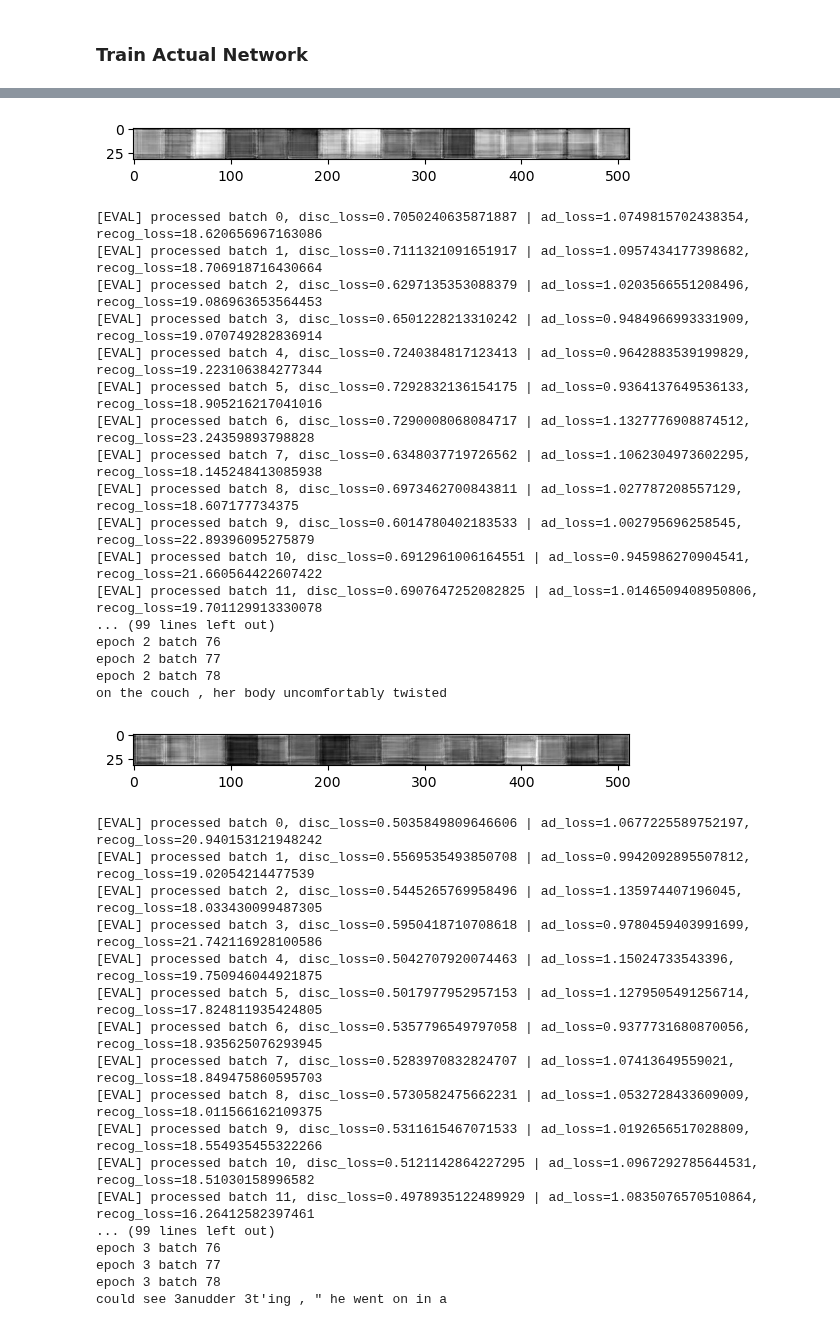
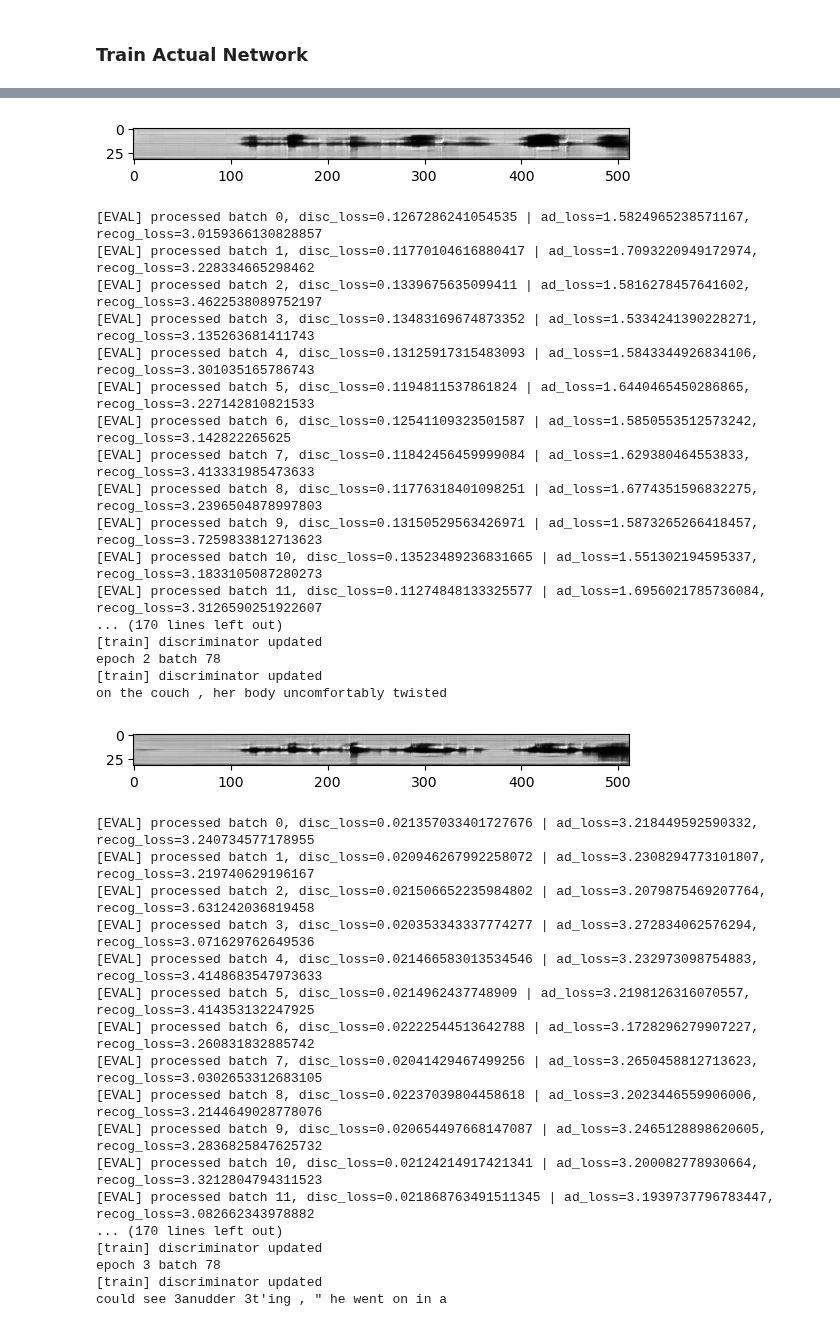
Before and after one commit to nabethg/ScribeSmith, a Jupyter notebook: main_model.ipynb, the cells around one changed output, grey strips where cells are left out. Saved outputs shown, nothing was run; the diff lists cells and outputs as text; code cells hidden in the pictures.

Commit message:
Training final model with 2x magnitude LR
Would have been our final, cut it short to test out overfitting

```diff
--- a/main_model.ipynb
+++ b/main_model.ipynb
@@ -1407,11 +1410,11 @@ recognizer = load_model(recognizer, recog_path)
 # generator = load_model(generator, "main_model/model_snapshots/2023-07-13_18-06-43_bs4_lr0.0002_betas(0, 0.999)_generator_epoch9.pt")
 # generator, encoder, discriminator = load_models_of_same_batch(generator, encoder, discriminator, filename_prefix="main_model/model_snapshots/2023-07-13_18-06-43_bs4_lr0.0002_betas(0, 0.999)", epoch_number=9)
 
-train_gan(encoder_lr=2e-4, generator_lr=2e-4, discriminator_lr=2e-4,
+train_gan(encoder_lr=2e-4, generator_lr=2e-4, discriminator_lr=2e-5,
           num_epochs=10000, batch_size=32,
           encoder=encoder, generator=generator ,discriminator=discriminator,
           train_line_dataset=line_dataset_train, val_line_dataset=line_dataset_val,
-          recognizer=recognizer, num_generator_updates_per_discriminator_update=15, recognizer_downscale_factor=1)
+          recognizer=recognizer, num_generator_updates_per_discriminator_update=1, recognizer_downscale_factor=1)
 # %% [output]
 cuda
 FID on train and validation set (all images)
@@ -1450,37 +1453,37 @@ epoch 1 batch 78
 theories of " mind " ? Are there any ultimate units
-[figure, old version]
+[figure, new version]
-[EVAL] processed batch 0, disc_loss=0.7050240635871887 | ad_loss=1.0749815702438354, recog_loss=18.620656967163086
-[EVAL] processed batch 1, disc_loss=0.7111321091651917 | ad_loss=1.0957434177398682, recog_loss=18.706918716430664
-[EVAL] processed batch 2, disc_loss=0.6297135353088379 | ad_loss=1.0203566551208496, recog_loss=19.086963653564453
-[EVAL] processed batch 3, disc_loss=0.6501228213310242 | ad_loss=0.9484966993331909, recog_loss=19.070749282836914
-[EVAL] processed batch 4, disc_loss=0.7240384817123413 | ad_loss=0.9642883539199829, recog_loss=19.223106384277344
-[EVAL] processed batch 5, disc_loss=0.7292832136154175 | ad_loss=0.9364137649536133, recog_loss=18.905216217041016
-[EVAL] processed batch 6, disc_loss=0.7290008068084717 | ad_loss=1.1327776908874512, recog_loss=23.24359893798828
-[EVAL] processed batch 7, disc_loss=0.6348037719726562 | ad_loss=1.1062304973602295, recog_loss=18.145248413085938
-[EVAL] processed batch 8, disc_loss=0.6973462700843811 | ad_loss=1.027787208557129, recog_loss=18.607177734375
-[EVAL] processed batch 9, disc_loss=0.6014780402183533 | ad_loss=1.002795696258545, recog_loss=22.89396095275879
-[EVAL] processed batch 10, disc_loss=0.6912961006164551 | ad_loss=0.945986270904541, recog_loss=21.660564422607422
-[EVAL] processed batch 11, disc_loss=0.6907647252082825 | ad_loss=1.0146509408950806, recog_loss=19.701129913330078
-... (99 lines left out)
-epoch 2 batch 76
-epoch 2 batch 77
+[EVAL] processed batch 0, disc_loss=0.1267286241054535 | ad_loss=1.5824965238571167, recog_loss=3.0159366130828857
+[EVAL] processed batch 1, disc_loss=0.11770104616880417 | ad_loss=1.7093220949172974, recog_loss=3.228334665298462
+[EVAL] processed batch 2, disc_loss=0.1339675635099411 | ad_loss=1.5816278457641602, recog_loss=3.4622538089752197
+[EVAL] processed batch 3, disc_loss=0.13483169674873352 | ad_loss=1.5334241390228271, recog_loss=3.135263681411743
+[EVAL] processed batch 4, disc_loss=0.13125917315483093 | ad_loss=1.5843344926834106, recog_loss=3.301035165786743
+[EVAL] processed batch 5, disc_loss=0.1194811537861824 | ad_loss=1.6440465450286865, recog_loss=3.227142810821533
+[EVAL] processed batch 6, disc_loss=0.12541109323501587 | ad_loss=1.5850553512573242, recog_loss=3.142822265625
+[EVAL] processed batch 7, disc_loss=0.11842456459999084 | ad_loss=1.629380464553833, recog_loss=3.413331985473633
+[EVAL] processed batch 8, disc_loss=0.11776318401098251 | ad_loss=1.6774351596832275, recog_loss=3.2396504878997803
+[EVAL] processed batch 9, disc_loss=0.13150529563426971 | ad_loss=1.5873265266418457, recog_loss=3.7259833812713623
+[EVAL] processed batch 10, disc_loss=0.13523489236831665 | ad_loss=1.551302194595337, recog_loss=3.1833105087280273
+[EVAL] processed batch 11, disc_loss=0.11274848133325577 | ad_loss=1.6956021785736084, recog_loss=3.3126590251922607
+... (170 lines left out)
+[train] discriminator updated
 epoch 2 batch 78
+[train] discriminator updated
 on the couch , her body uncomfortably twisted
-[figure, old version]
+[figure, new version]
-[EVAL] processed batch 0, disc_loss=0.5035849809646606 | ad_loss=1.0677225589752197, recog_loss=20.940153121948242
-[EVAL] processed batch 1, disc_loss=0.5569535493850708 | ad_loss=0.9942092895507812, recog_loss=19.02054214477539
-[EVAL] processed batch 2, disc_loss=0.5445265769958496 | ad_loss=1.135974407196045, recog_loss=18.033430099487305
-[EVAL] processed batch 3, disc_loss=0.5950418710708618 | ad_loss=0.9780459403991699, recog_loss=21.742116928100586
-[EVAL] processed batch 4, disc_loss=0.5042707920074463 | ad_loss=1.15024733543396, recog_loss=19.750946044921875
-[EVAL] processed batch 5, disc_loss=0.5017977952957153 | ad_loss=1.1279505491256714, recog_loss=17.824811935424805
-[EVAL] processed batch 6, disc_loss=0.5357796549797058 | ad_loss=0.9377731680870056, recog_loss=18.935625076293945
-[EVAL] processed batch 7, disc_loss=0.5283970832824707 | ad_loss=1.07413649559021, recog_loss=18.849475860595703
-[EVAL] processed batch 8, disc_loss=0.5730582475662231 | ad_loss=1.0532728433609009, recog_loss=18.011566162109375
-[EVAL] processed batch 9, disc_loss=0.5311615467071533 | ad_loss=1.0192656517028809, recog_loss=18.554935455322266
-[EVAL] processed batch 10, disc_loss=0.5121142864227295 | ad_loss=1.0967292785644531, recog_loss=18.51030158996582
-[EVAL] processed batch 11, disc_loss=0.4978935122489929 | ad_loss=1.0835076570510864, recog_loss=16.26412582397461
-... (99 lines left out)
-epoch 3 batch 76
-epoch 3 batch 77
+[EVAL] processed batch 0, disc_loss=0.021357033401727676 | ad_loss=3.218449592590332, recog_loss=3.240734577178955
+[EVAL] processed batch 1, disc_loss=0.020946267992258072 | ad_loss=3.2308294773101807, recog_loss=3.219740629196167
+[EVAL] processed batch 2, disc_loss=0.021506652235984802 | ad_loss=3.2079875469207764, recog_loss=3.631242036819458
+[EVAL] processed batch 3, disc_loss=0.020353343337774277 | ad_loss=3.272834062576294, recog_loss=3.071629762649536
+[EVAL] processed batch 4, disc_loss=0.021466583013534546 | ad_loss=3.232973098754883, recog_loss=3.4148683547973633
+[EVAL] processed batch 5, disc_loss=0.0214962437748909 | ad_loss=3.2198126316070557, recog_loss=3.414353132247925
+[EVAL] processed batch 6, disc_loss=0.02222544513642788 | ad_loss=3.1728296279907227, recog_loss=3.260831832885742
+[EVAL] processed batch 7, disc_loss=0.02041429467499256 | ad_loss=3.2650458812713623, recog_loss=3.0302653312683105
+[EVAL] processed batch 8, disc_loss=0.02237039804458618 | ad_loss=3.2023446559906006, recog_loss=3.2144649028778076
+[EVAL] processed batch 9, disc_loss=0.020654497668147087 | ad_loss=3.2465128898620605, recog_loss=3.2836825847625732
+[EVAL] processed batch 10, disc_loss=0.02124214917421341 | ad_loss=3.200082778930664, recog_loss=3.3212804794311523
+[EVAL] processed batch 11, disc_loss=0.021868763491511345 | ad_loss=3.1939737796783447, recog_loss=3.082662343978882
+... (170 lines left out)
+[train] discriminator updated
 epoch 3 batch 78
+[train] discriminator updated
 could see 3anudder 3t'ing , " he went on in a
```
Also changed, not shown: parts of 2 cells of this notebook, 2 other files.
